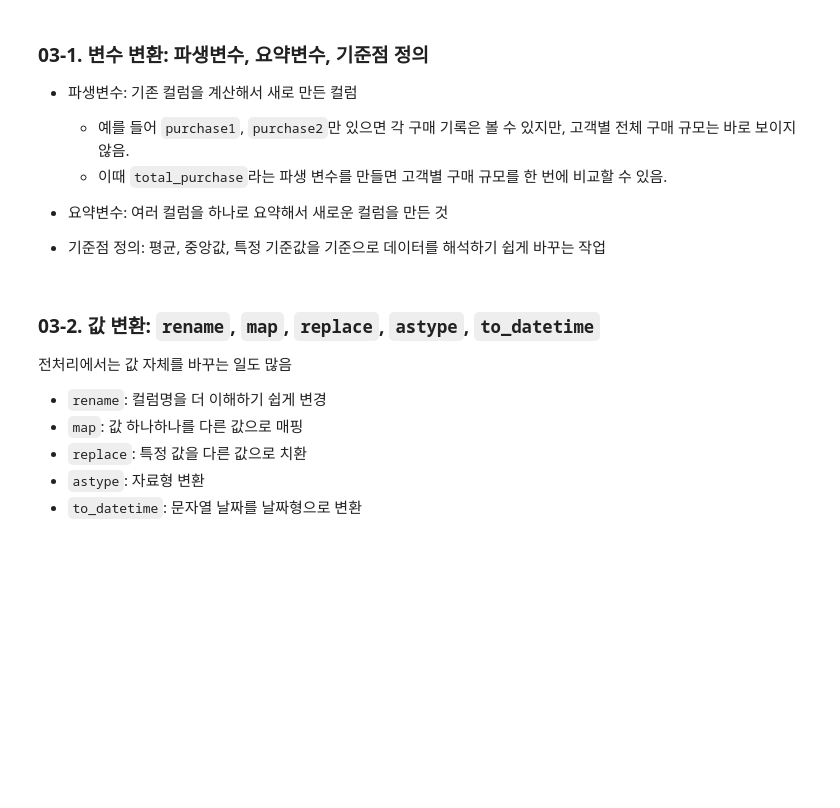
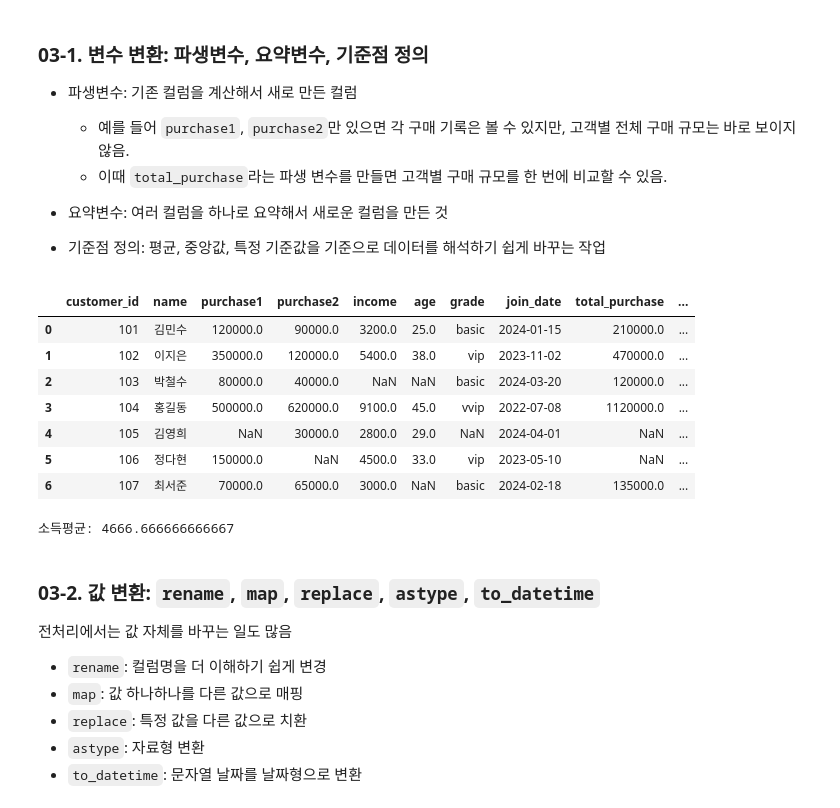
Before and after one commit to muniii-62/05_data_analysis, a Jupyter notebook: 02_pandas/03_preprocessing.ipynb, the cells around one changed output. Saved outputs shown, nothing was run; the diff lists cells and outputs as text; code cells hidden in the pictures; blank space fills up the shorter version.

```diff
--- a/02_pandas/03_preprocessing.ipynb
+++ b/02_pandas/03_preprocessing.ipynb
@@ -323,48 +358,50 @@ customer_df.info()
 - 요약변수: 여러 컬럼을 하나로 요약해서 새로운 컬럼을 만든 것
 - 기준점 정의: 평균, 중앙값, 특정 기준값을 기준으로 데이터를 해석하기 쉽게 바꾸는 작업
 # %%
-# 원본 customer_df를 직접 수정하지 않기 위해 copy()로 실습용 복사본 생성
-customer_work_df = customer_df.copy()
+customer_work_df = customer_df.copy() #원본 유지를 위해 df 복사
 
-# 파생변수: 기존 컬럼을 계산해서 새 컬럼을 만드는 작업
-# purchase1과 purchase2를 더해 고객별 전체 구매금액(total_purchase) 파생 변수를 만듦.
-# 단, 둘 중 하나라도 결측치이면 단순 덧셈 결과도 결측치가된다.
-customer_work_df["total_purchase"] = customer_work_df["purchase1"] + customer_work_df["purchase2"]
 
-# 파생변수: 평균 구매 금액을 만듭니다.
-# axis=1은 "행 방향 계산"입니다. 즉 한 고객의 purchase1, purchase2를 가로로 묶어 평균을 계산합니다.
-# skipna=True는 결측치를 제외하고 계산하라는 의미이며, mean()의 기본값입니다.
-customer_work_df["avg_purchase"] = customer_work_df[["purchase1", "purchase2"]].mean(axis=1, skipna=True)
+# 파생 변수 : 기존 컬럼을 계산해서 새로 만든 컬럼
+# (중요!) 연산되는 값 중 결측치(NaN)가 포함되면 결과는 무조건 결측치(NaN)
+customer_work_df['total_purchase'] = (customer_work_df['purchase1'] + customer_work_df['purchase2'])
 
-# 기준점 정의: 전체 소득 평균을 기준으로 각 고객의 소득이 평균보다 얼마나 높은지/낮은지 계산
-# mean()은 기본적으로 결측치를 제외하고 평균을 계산
-income_mean = customer_work_df["income"].mean()
-customer_work_df["income_diff"] = customer_work_df["income"] - income_mean
+# 평균 구매 금액을 구해서 'avg_purchase' 컬럼으로 추가 (== 파생 변수)
+# skipna=True -> 평균 계산 시 결측치를 제외
+customer_work_df['avg_purchase'] = customer_work_df[['purchase1', 'purchase2']].mean(axis=1,skipna=True)
 
-# 소득값 하나를 받아서 설명용 등급 문자열로 바꿔주는 함수
-# apply()와 함께 사용할 예정이므로, 입력값 income은 income 컬럼의 원소 하나라고 이해하면 된다.
-def categorize_income(income):
-    # 결측치 비교는 income == np.nan처럼 하지 않고 pd.isna()를 사용
+# 기준점 정의 : 특정 기준점을 정해서 이를 이용해 해석하기 쉬운 컬럼을 생성
+# - 전체 소득 평균을 기준으로 하여 각 고객의 소득이 평균보다 높은지/낮은지/근처인지/소득없음
+
+# 소득 평균
+income_mean = customer_work_df['income'].mean()
+
+#소득을 전달 받아서 높음/낮음/근처/소득없음 문자열로 반환하는 함수
+def categorize_income(income): # 결측치는 비교연산(==) 사용 불가
     if pd.isna(income):
-        return "소득 정보 없음"
-    if income >= income_mean + 1000:
-        return "평균보다 높음"
-    if income <= income_mean - 1000:
-        return "평균보다 낮음"
-    return "평균 근처"
+        return '소득 없음'
+    if income >= income_mean +1000:
+        return '평균보다 높음'
+    if income <= income_mean -1000:
+        return '평균보다 낮음'
+    return '평균 근처'
 
-# apply(): Series의 각 값을 함수에 하나씩 넣고, 반환값을 모아 새 Series를 만듦
-# 여기서는 income 값 하나하나를 categorize_income()에 넣어 income_level 컬럼을 만듦
-customer_work_df["income_level"] = customer_work_df["income"].apply(categorize_income)
+customer_work_df['income_level'] = customer_work_df['income'].apply(categorize_income)
 
-# 결과 확인
-display(customer_work_df[[
-    "customer_id", "purchase1", "purchase2", "total_purchase",
-    "avg_purchase", "income", "income_diff", "income_level"
-]])
+
+
 
 display(customer_work_df)
-print("소득 평균:", round(income_mean, 1))
+print('소득평균:',income_mean)
+# %% [output]
+|  | customer_id | name | purchase1 | purchase2 | income | age | grade | join_date | total_purchase | ... |
+| 0 | 101 | 김민수 | 120000.0 | 90000.0 | 3200.0 | 25.0 | basic | 2024-01-15 | 210000.0 | ... |
+| 1 | 102 | 이지은 | 350000.0 | 120000.0 | 5400.0 | 38.0 | vip | 2023-11-02 | 470000.0 | ... |
+| 2 | 103 | 박철수 | 80000.0 | 40000.0 | NaN | NaN | basic | 2024-03-20 | 120000.0 | ... |
+| 3 | 104 | 홍길동 | 500000.0 | 620000.0 | 9100.0 | 45.0 | vvip | 2022-07-08 | 1120000.0 | ... |
+| 4 | 105 | 김영희 | NaN | 30000.0 | 2800.0 | 29.0 | NaN | 2024-04-01 | NaN | ... |
+| 5 | 106 | 정다현 | 150000.0 | NaN | 4500.0 | 33.0 | vip | 2023-05-10 | NaN | ... |
+| 6 | 107 | 최서준 | 70000.0 | 65000.0 | 3000.0 | NaN | basic | 2024-02-18 | 135000.0 | ... |
+소득평균: 4666.666666666667
 # %% [markdown]
 ### 03-2. 값 변환: `rename`, `map`, `replace`, `astype`, `to_datetime`
 전처리에서는 값 자체를 바꾸는 일도 많음
```
Also changed, not shown: parts of 45 cells of this notebook, 5 other files.
